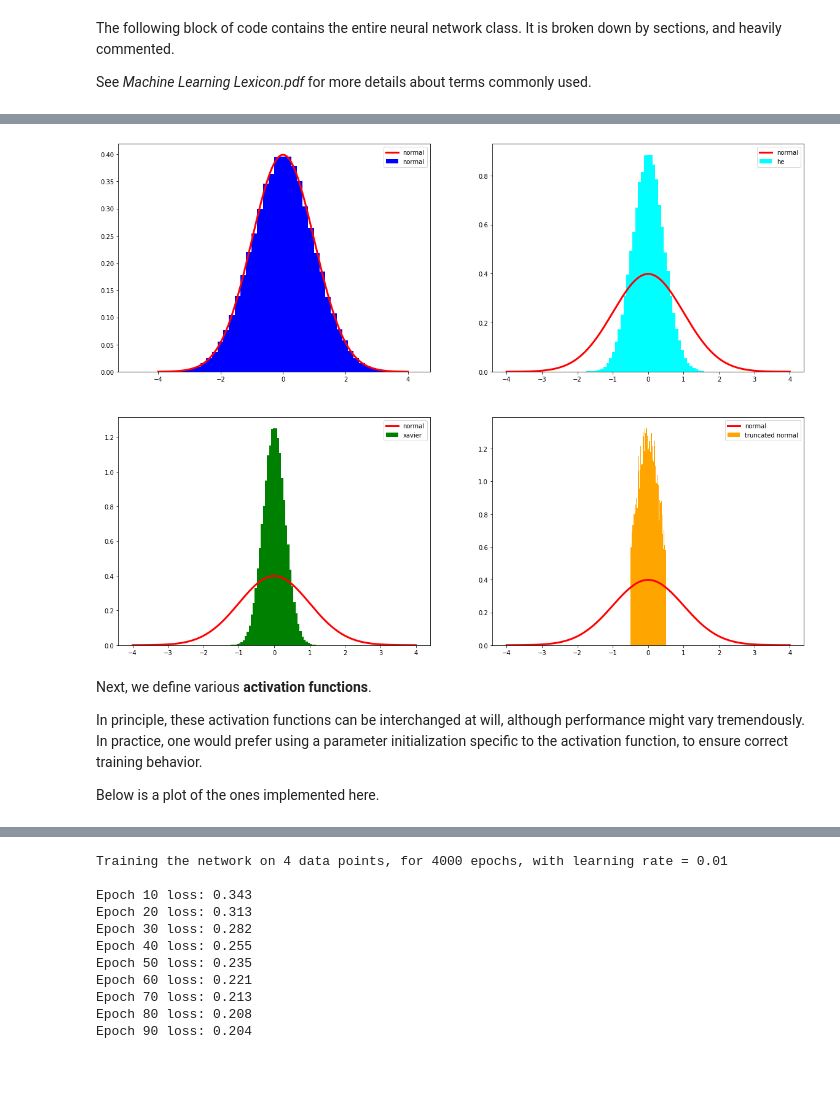
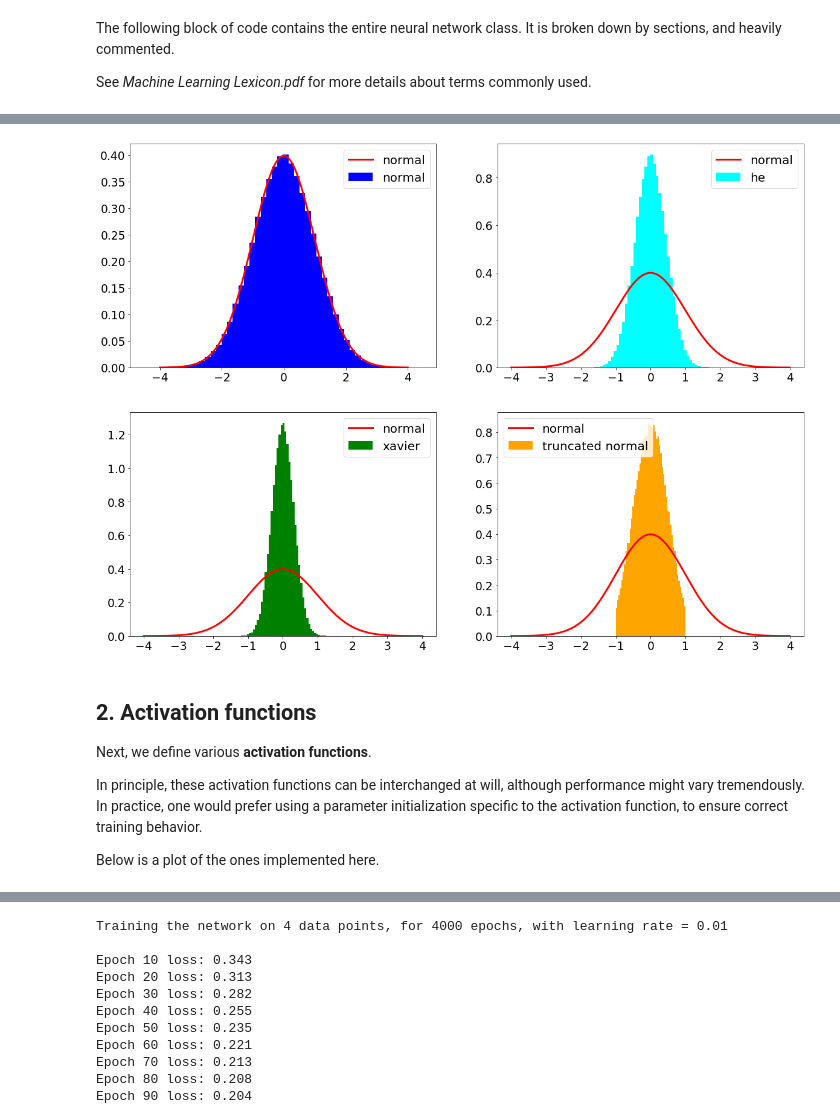
Before and after one commit to RitvikPrabhu/Machine-Learning, a Jupyter notebook: NN.ipynb, the cells around one changed output, grey strips where cells are left out. Cells and saved outputs as stored; diff of their text form; code cells hidden in the pictures; blank space fills up the shorter version.

```diff
--- a/NN.ipynb
+++ b/NN.ipynb
@@ -10,6 +9,15 @@ Let's begin with importing necessary libraries
 %matplotlib inline
 import matplotlib
 import matplotlib.pyplot as plt
+
+params = {'legend.fontsize': 20,
+          'figure.figsize': (15,10),
+          'axes.labelsize': 25,
+          'axes.titlesize': 25,
+          'xtick.labelsize': 25*0.75,
+          'ytick.labelsize': 25*0.75,
+          'axes.titlepad': 25}
+plt.rcParams.update(params)
 
 import numpy as np
 from scipy.stats import truncnorm
@@ -341,34 +344,36 @@ We observe that *Xavier* and *He* are narrower versions of the normal distributi
 # %%
 normal = np.random.randn((100000))
 xavier = normal * np.sqrt(1 / 10)
 he = normal * np.sqrt(2 / 10)
 
 rad = 1 / np.sqrt(10)
-X = truncated_normal(mean=0, sd=0.4, low=-0.5, upp=0.5)
-trunc_normal = X.rvs(10000)
+X = truncated_normal(mean=0, sd=0.5, low=-1, upp=1)
+trunc_normal = X.rvs(100000)
 
 x = np.linspace(-4, 4, 1000, endpoint=True)
 f = (1 / np.sqrt(2 * np.pi)) * np.exp(- 0.5 * x**2)
 
 fig, ax = plt.subplots(2, 2, figsize=(20, 15))
 
 ax[0, 0].hist(normal, 50, density=True, label='normal', color='blue')
 ax[0, 0].plot(x, f, '-r', linewidth=3, label='normal')
 
 ax[0, 1].hist(he, 50, density=True, label='he', color='cyan')
 ax[0, 1].plot(x, f, '-r', linewidth=3, label='normal')
 
 ax[1, 0].hist(xavier, 50, density=True, label='xavier', color='green')
 ax[1, 0].plot(x, f, '-r', linewidth=3, label='normal')
 
 ax[1, 1].hist(trunc_normal, 50, density=True, label='truncated normal', color='orange')
 ax[1, 1].plot(x, f, '-r', linewidth=3, label='normal')
 
 [axi.legend() for axi in ax.ravel()]
 plt.show()
 # %% [output]
-[figure, old version]
+[figure, new version]
 # %% [markdown]
+## 2. Activation functions
+
 Next, we define various **activation functions**.
 
 In principle, these activation functions can be interchanged at will, although performance might vary tremendously. In practice, one would prefer using a parameter initialization specific to the activation function, to ensure correct training behavior.
```
Also changed, not shown: parts of 10 cells of this notebook.
